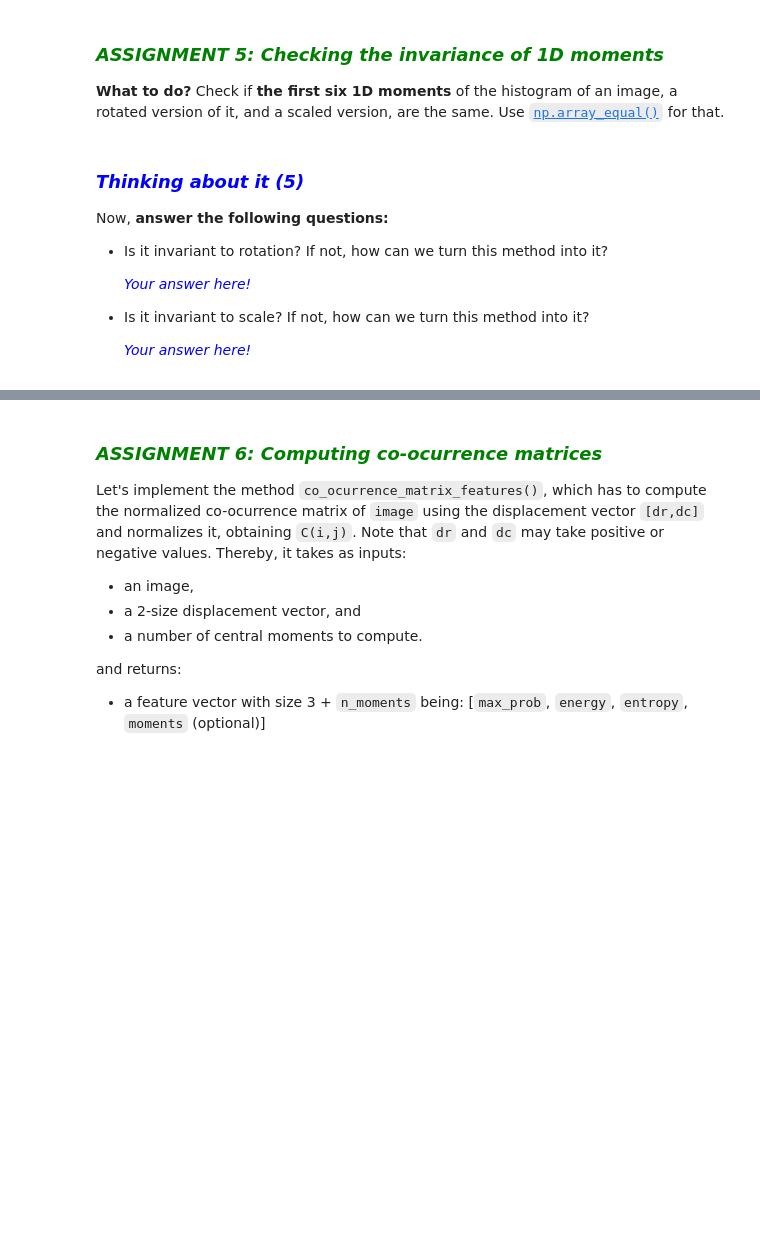
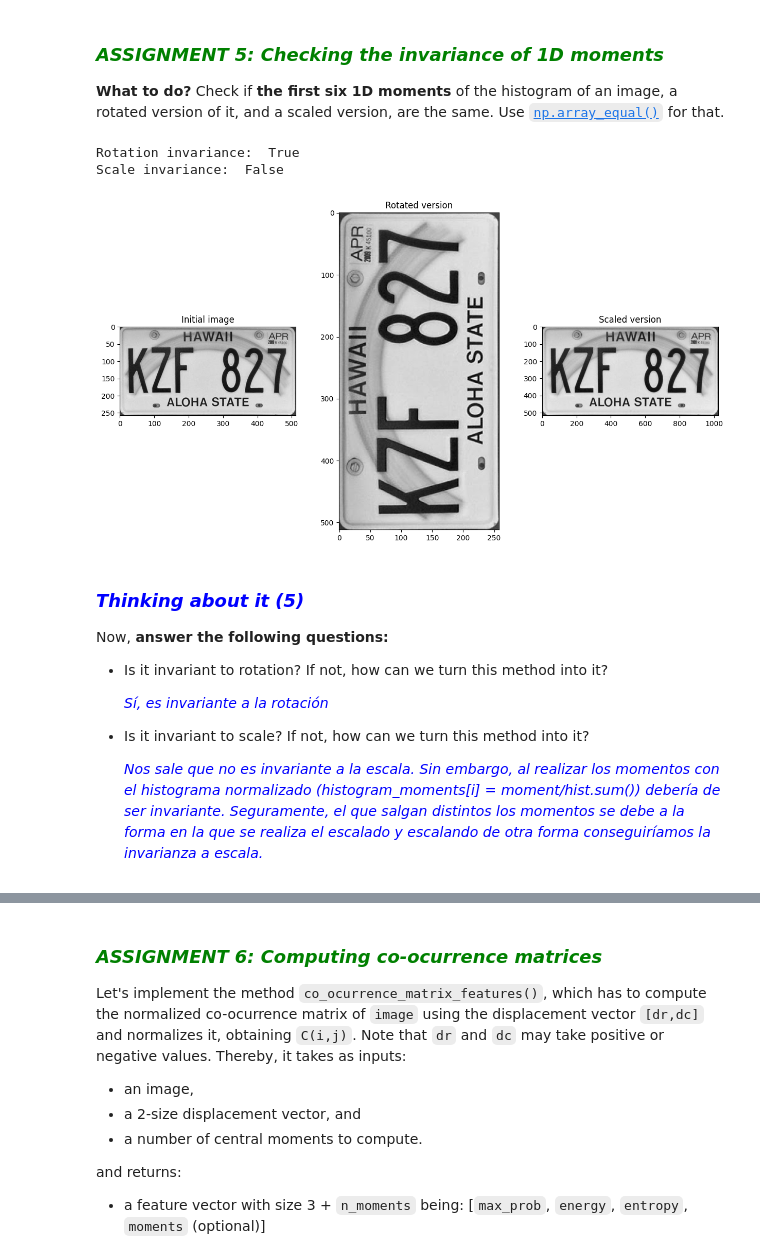
Before and after one commit to Artur797/uma_cv_2025, a Jupyter notebook: Chapter 06. Region Description/6.2 Region-content description.ipynb, the cells around one changed output, grey strips where cells are left out. Drawn from its saved outputs; the diff is of its cells as text; code cells hidden in the pictures; blank space fills up the shorter version.

```diff
--- a/Chapter 06. Region Description/6.2 Region-content description.ipynb
+++ b/Chapter 06. Region Description/6.2 Region-content description.ipynb
@@ -544,7 +546,7 @@ def histogram_moments(image,k):
     for i in range(k):
         moment = 0.0
         for z in range(1,256):
-            moment += float(None-None)**None * float(None)
+            moment += float(z-z_mean)**i * float(hist[z][0])
 
         histogram_moments[i] = moment/hist.sum()
 
@@ -575,36 +580,40 @@ Now that we can obtain the first `k` moments of an image histogram, we are going
 # %%
 # Assignment 5
 
 # Read image and compute histogram moments
 image = cv2.imread(images_path + 'hawaii.jpg',0)
-moments = histogram_moments(None,6)
+moments = histogram_moments(image,6)
 
 # Rotate image and compute histogram moments
-image_rotated = np.rot90(None)
-moments_rotated = histogram_moments(None,6)
+image_rotated = np.rot90(image)
+moments_rotated = histogram_moments(image_rotated,6)
 
 # Resize image and compute histogram moments
-image_scaled = cv2.resize(None, dsize=None, fx=None, fy=None) # keep the dsize=None
-moments_scaled = histogram_moments(None,6)
+image_scaled = cv2.resize(image, dsize=None, fx=2, fy=2) # keep the dsize=None
+moments_scaled = histogram_moments(image_scaled,6)
 
 # Compare results
-print("Rotation invariance: ", np.array_equal(None,None))
-print("Scale invariance: ", np.array_equal(None,None))
+print("Rotation invariance: ", np.array_equal(moments,moments_rotated))
+print("Scale invariance: ", np.array_equal(moments,moments_scaled))
 
 # Show the initial image
 plt.subplot(131)
 plt.title('Initial image')
 plt.imshow(image, cmap='gray')
 
 # Show the rotated version
 plt.subplot(132)
 plt.title('Rotated version')
 plt.imshow(image_rotated, cmap='gray')
 
 # Show the scaled version
 plt.subplot(133)
 plt.title('Scaled version')
 plt.imshow(image_scaled, cmap='gray');
+# %% [output]
+Rotation invariance:  True
+Scale invariance:  False
+[figure, added]
 # %% [markdown]
 ### <font color="blue"><b><i>Thinking about it (5)</i></b></font>
 
@@ -612,11 +621,11 @@ Now, **answer the following questions:**
 
 - Is it invariant to rotation? If not, how can we turn this method into it?
 
-    <p style="margin: 4px 0px 6px 5px; color:blue"><i>Your answer here!</i></p>
+    <p style="margin: 4px 0px 6px 5px; color:blue"><i>Sí, es invariante a la rotación</i></p>
 
 - Is it invariant to scale? If not, how can we turn this method into it?
 
-    <p style="margin: 4px 0px 0px 5px; color:blue"><i>Your answer here!</i></p>
+    <p style="margin: 4px 0px 0px 5px; color:blue"><i>Nos sale que no es invariante a la escala. Sin embargo, al realizar los momentos con el histograma normalizado (histogram_moments[i] = moment/hist.sum()) debería de ser invariante. Seguramente, el que salgan distintos los momentos se debe a la forma en la que se realiza el escalado y escalando de otra forma conseguiríamos la invarianza a escala.</i></p>
 # %% [markdown]
 ### 6.2.3.2 Co-ocurrence matrix <a id="6232"></a>
 
```
Also changed, not shown: parts of 6 cells of this notebook.
